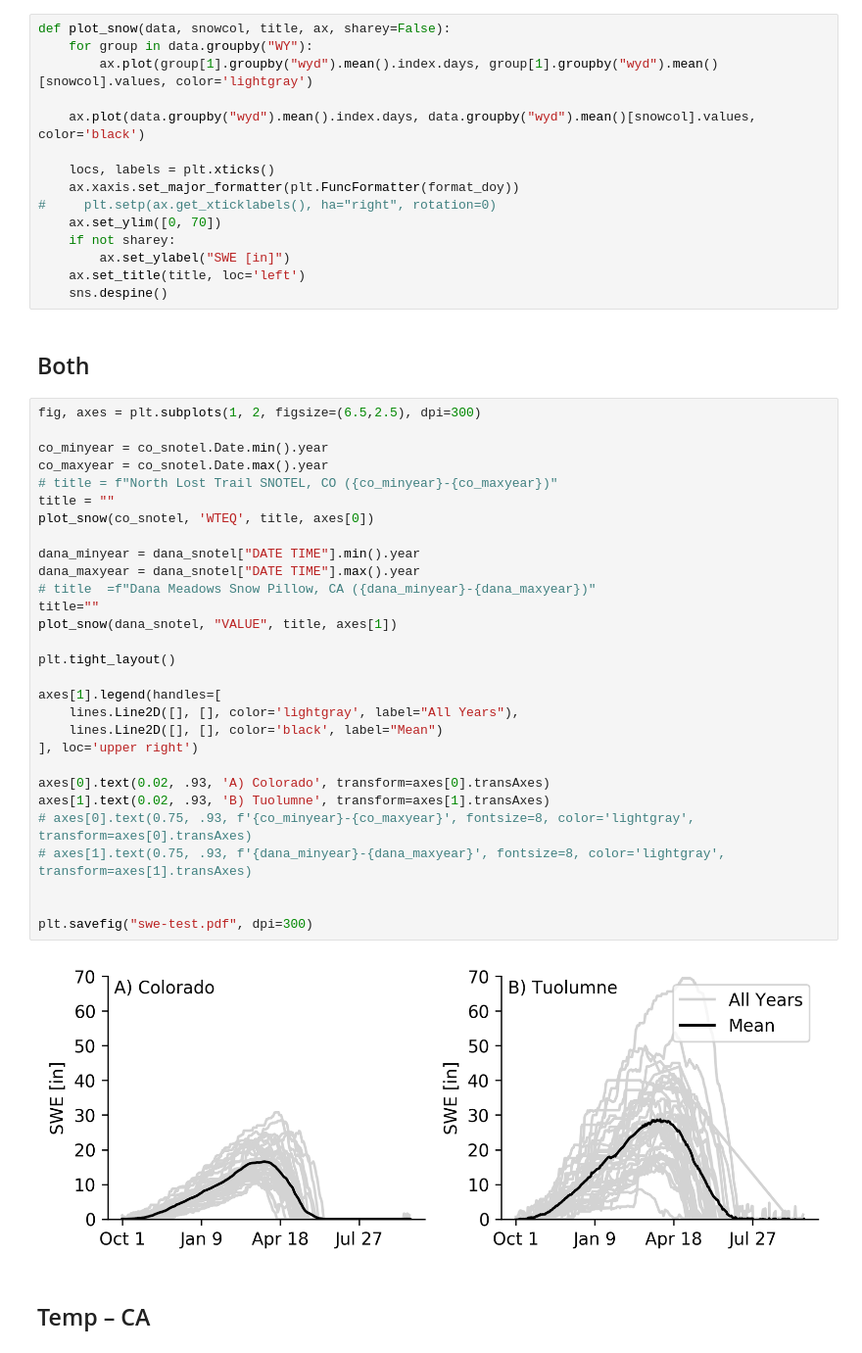
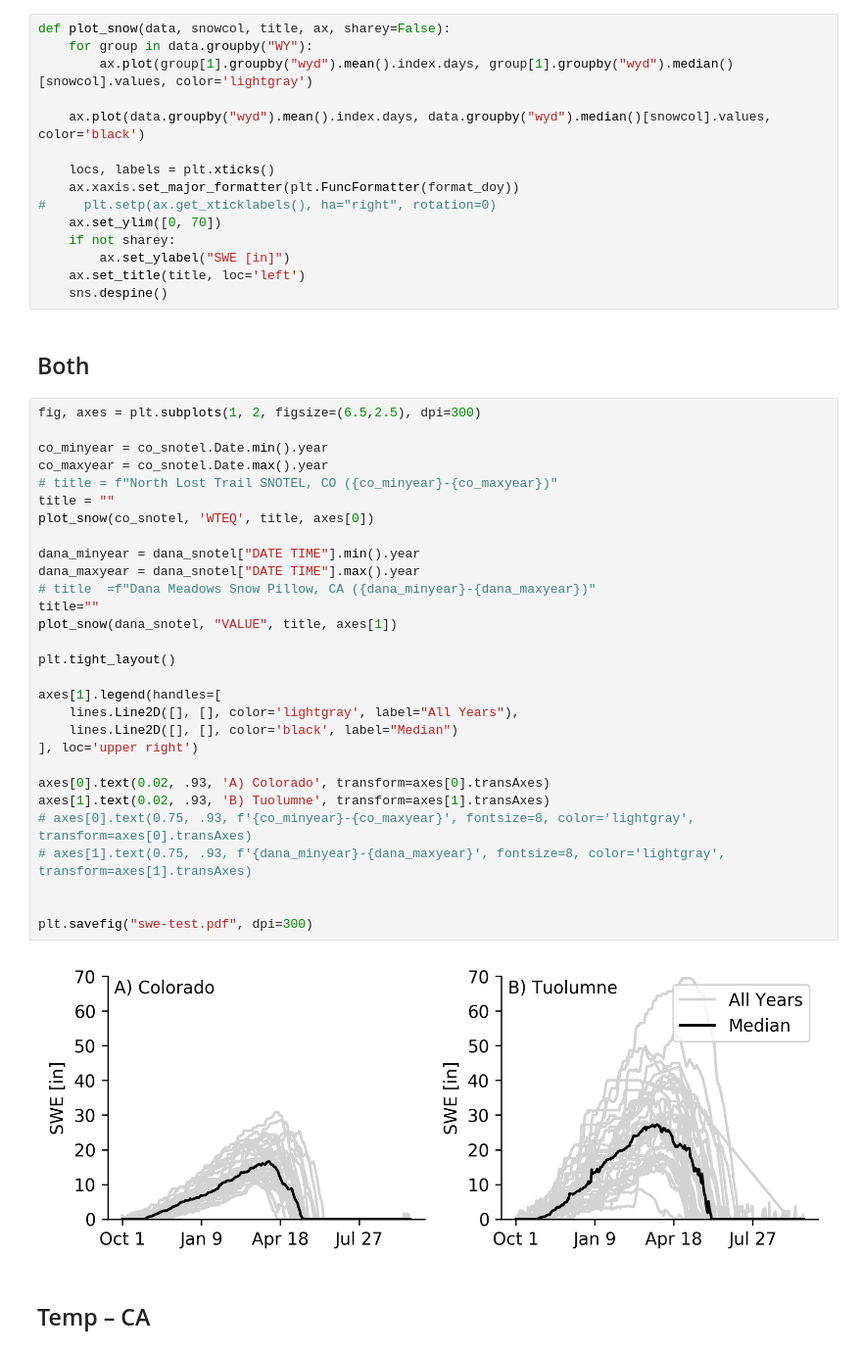
Before and after one commit to acannistra/planet-snowcover, a Jupyter notebook: experiments/ASO_Tuolumne/figures/climate/climate-figure.ipynb, the cells around one changed output. Shown at 98% size. Cells and saved outputs as stored; diff of their text form.

Commit message:
median again

```diff
--- a/experiments/ASO_Tuolumne/figures/climate/climate-figure.ipynb
+++ b/experiments/ASO_Tuolumne/figures/climate/climate-figure.ipynb
@@ -141,9 +141,9 @@ sns.despine()
 # %%
 def plot_snow(data, snowcol, title, ax, sharey=False):
     for group in data.groupby("WY"):
-        ax.plot(group[1].groupby("wyd").mean().index.days, group[1].groupby("wyd").mean()[snowcol].values, color='lightgray')
+        ax.plot(group[1].groupby("wyd").mean().index.days, group[1].groupby("wyd").median()[snowcol].values, color='lightgray')
 
-    ax.plot(data.groupby("wyd").mean().index.days, data.groupby("wyd").mean()[snowcol].values, color='black')
+    ax.plot(data.groupby("wyd").mean().index.days, data.groupby("wyd").median()[snowcol].values, color='black')
 
     locs, labels = plt.xticks()
     ax.xaxis.set_major_formatter(plt.FuncFormatter(format_doy))
@@ -158,34 +158,34 @@ def plot_snow(data, snowcol, title, ax, sharey=False):
 # %%
 fig, axes = plt.subplots(1, 2, figsize=(6.5,2.5), dpi=300)
 
 co_minyear = co_snotel.Date.min().year
 co_maxyear = co_snotel.Date.max().year
 # title = f"North Lost Trail SNOTEL, CO ({co_minyear}-{co_maxyear})"
 title = ""
 plot_snow(co_snotel, 'WTEQ', title, axes[0])
 
 dana_minyear = dana_snotel["DATE TIME"].min().year
 dana_maxyear = dana_snotel["DATE TIME"].max().year
 # title  =f"Dana Meadows Snow Pillow, CA ({dana_minyear}-{dana_maxyear})"
 title=""
 plot_snow(dana_snotel, "VALUE", title, axes[1])
 
 plt.tight_layout()
 
 axes[1].legend(handles=[
     lines.Line2D([], [], color='lightgray', label="All Years"),
-    lines.Line2D([], [], color='black', label="Mean")
+    lines.Line2D([], [], color='black', label="Median")
 ], loc='upper right')
 
 axes[0].text(0.02, .93, 'A) Colorado', transform=axes[0].transAxes)
 axes[1].text(0.02, .93, 'B) Tuolumne', transform=axes[1].transAxes)
 # axes[0].text(0.75, .93, f'{co_minyear}-{co_maxyear}', fontsize=8, color='lightgray', transform=axes[0].transAxes)
 # axes[1].text(0.75, .93, f'{dana_minyear}-{dana_maxyear}', fontsize=8, color='lightgray', transform=axes[1].transAxes)
 
 
 plt.savefig("swe-test.pdf", dpi=300)
 # %% [output]
-[figure, old version]
+[figure, new version]
 # %% [markdown]
 ## Temp – CA
 # %%
```
